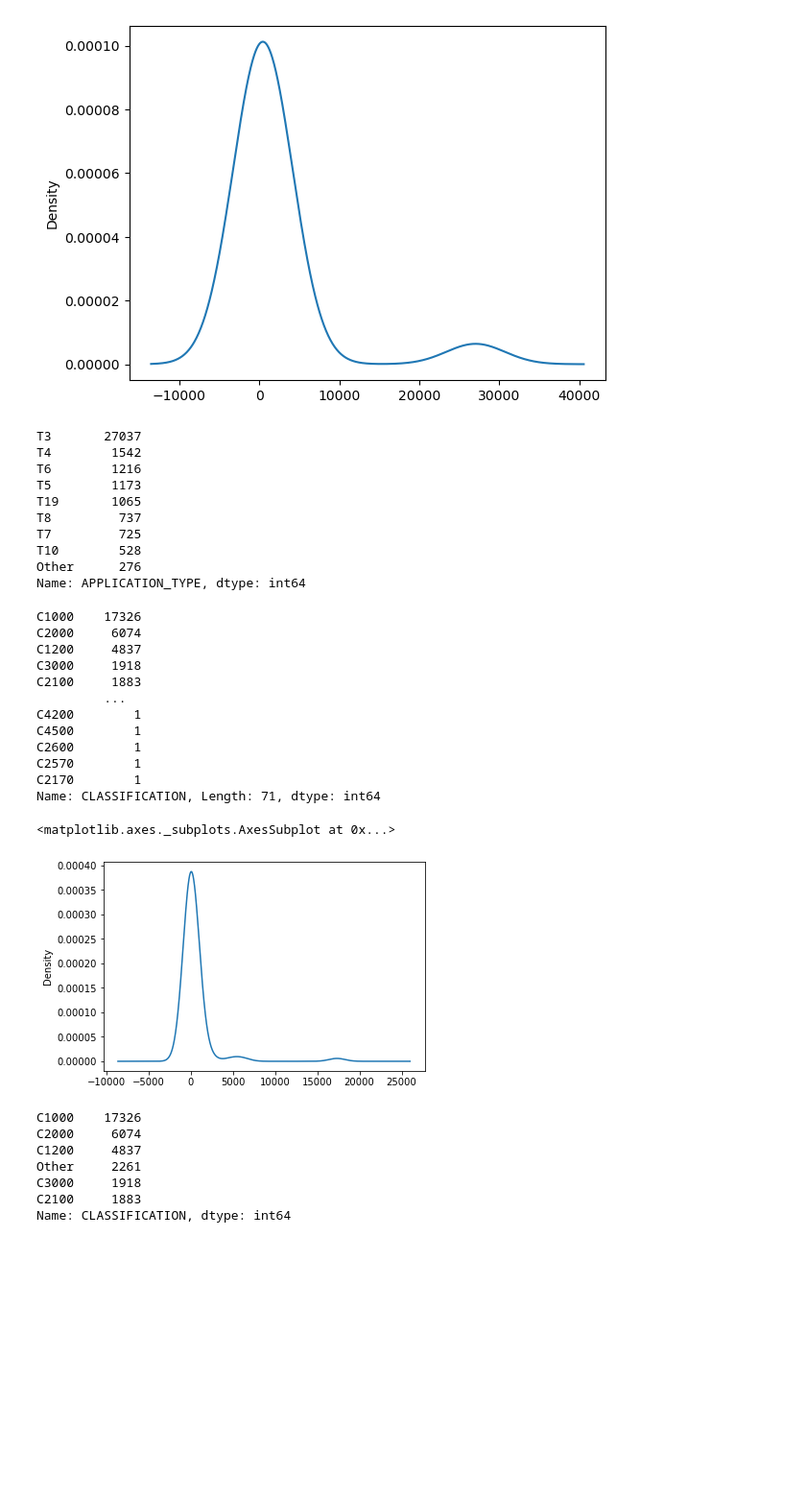
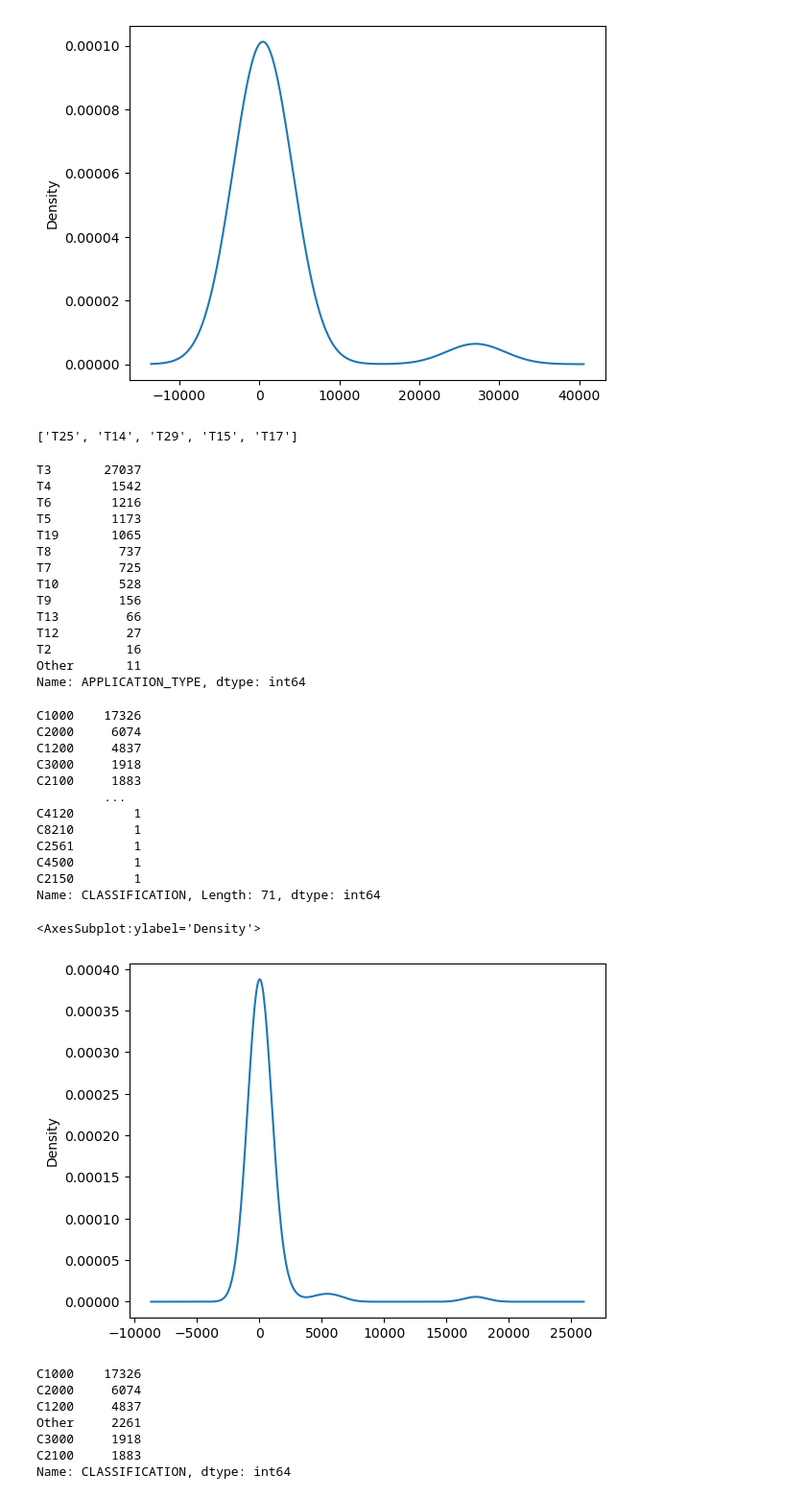
Before and after one commit to teresa-le/Neural_Network_Charity_Analysis, a Jupyter notebook: AlphabetSoupCharity.ipynb, the cells around one changed output. Shown at 96% size. Cells and saved outputs as stored; diff of their text form; code cells hidden in the pictures; blank space fills up the shorter version.

Commit message:
Bucket uncommon application types

```diff
--- a/AlphabetSoupCharity.ipynb
+++ b/AlphabetSoupCharity.ipynb
@@ -59,7 +59,8 @@ IS_SUCCESSFUL                2
 dtype: int64
 # %%
 # Look at APPLICATION_TYPE value counts for binning
-application_df['APPLICATION_TYPE'].value_counts()
+application_type_counts = application_df['APPLICATION_TYPE'].value_counts()
+application_type_counts
 # %% [output]
 T3     27037
 T4      1542
@@ -85,10 +86,14 @@ application_df['APPLICATION_TYPE'].value_counts().plot.density()
 # %% [output]
 <AxesSubplot:ylabel='Density'>
 [figure]
+# %%
+# Determine which values to replace if counts are less than ...?
+replace_application = list(application_type_counts[application_type_counts < 10].index)
+
+replace_application
+# %% [output]
+['T25', 'T14', 'T29', 'T15', 'T17']
 # %%
-# Determine which values to replace if counts are less than ...?
-#  YOUR CODE GOES HERE
-
 # Replace in dataframe
 for app in replace_application:
     application_df.APPLICATION_TYPE = application_df.APPLICATION_TYPE.replace(app,"Other")
@@ -104,11 +109,15 @@ T19       1065
 T8         737
 T7         725
 T10        528
-Other      276
+T9         156
+T13         66
+T12         27
+T2          16
+Other       11
 Name: APPLICATION_TYPE, dtype: int64
 # %%
 # Look at CLASSIFICATION value counts for binning
-#  YOUR CODE GOES HERE
+application_df['CLASSIFICATION'].value_counts()
 # %% [output]
 C1000    17326
 C2000     6074
@@ -116,9 +125,9 @@ C1200     4837
 C3000     1918
 C2100     1883
          ...
-C4200        1
+C4120        1
+C8210        1
+C2561        1
 C4500        1
-C2600        1
-C2570        1
-C2170        1
+C2150        1
 Name: CLASSIFICATION, Length: 71, dtype: int64
@@ -127,9 +134,9 @@ application_df['CLASSIFICATION']
 # %%
 # Visualize the value counts of CLASSIFICATION
-#  YOUR CODE GOES HERE
+application_df['CLASSIFICATION'].value_counts().plot.density()
 # %% [output]
-<matplotlib.axes._subplots.AxesSubplot at 0x...>
+<AxesSubplot:ylabel='Density'>
-[figure, old version]
+[figure, new version]
 # %%
 # Determine which values to replace if counts are less than ..?
 #  YOUR CODE GOES HERE
```
Also changed, not shown: parts of 1 cell of this notebook.
